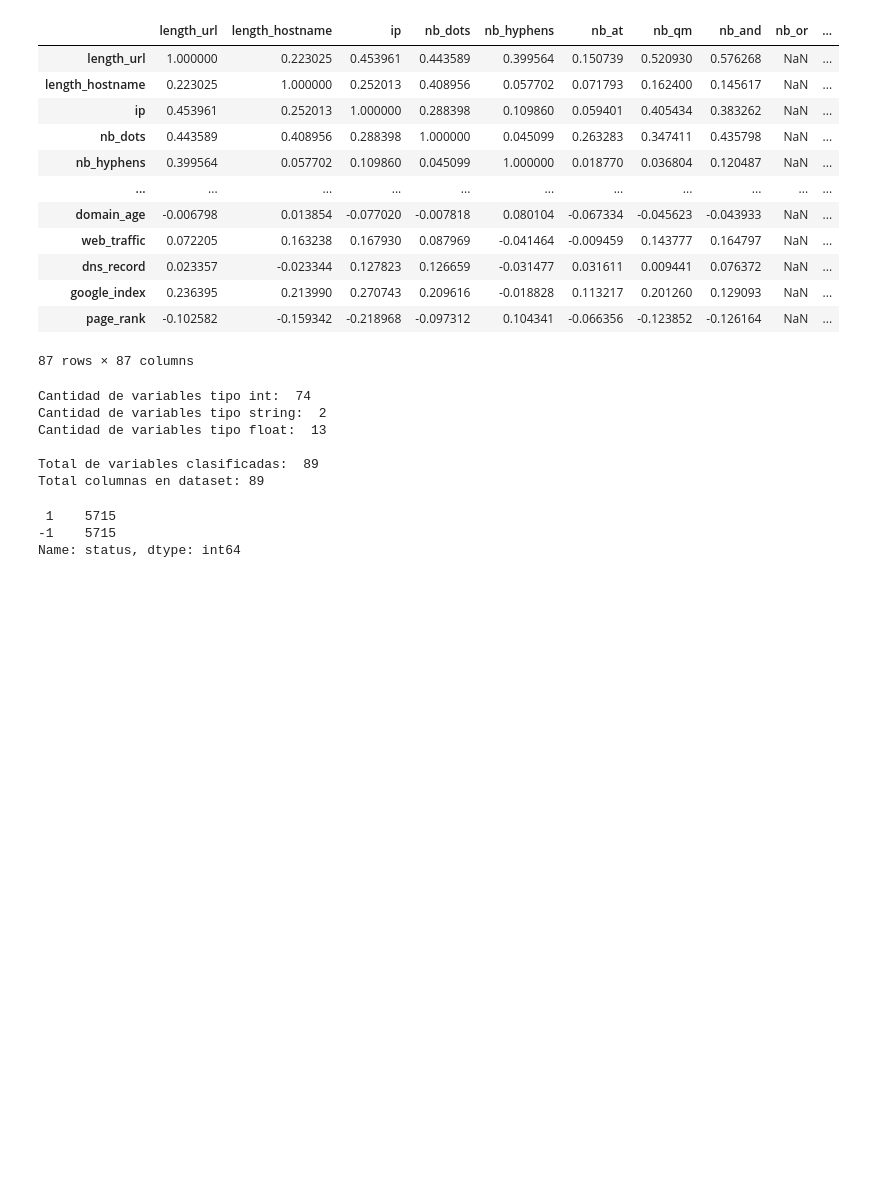
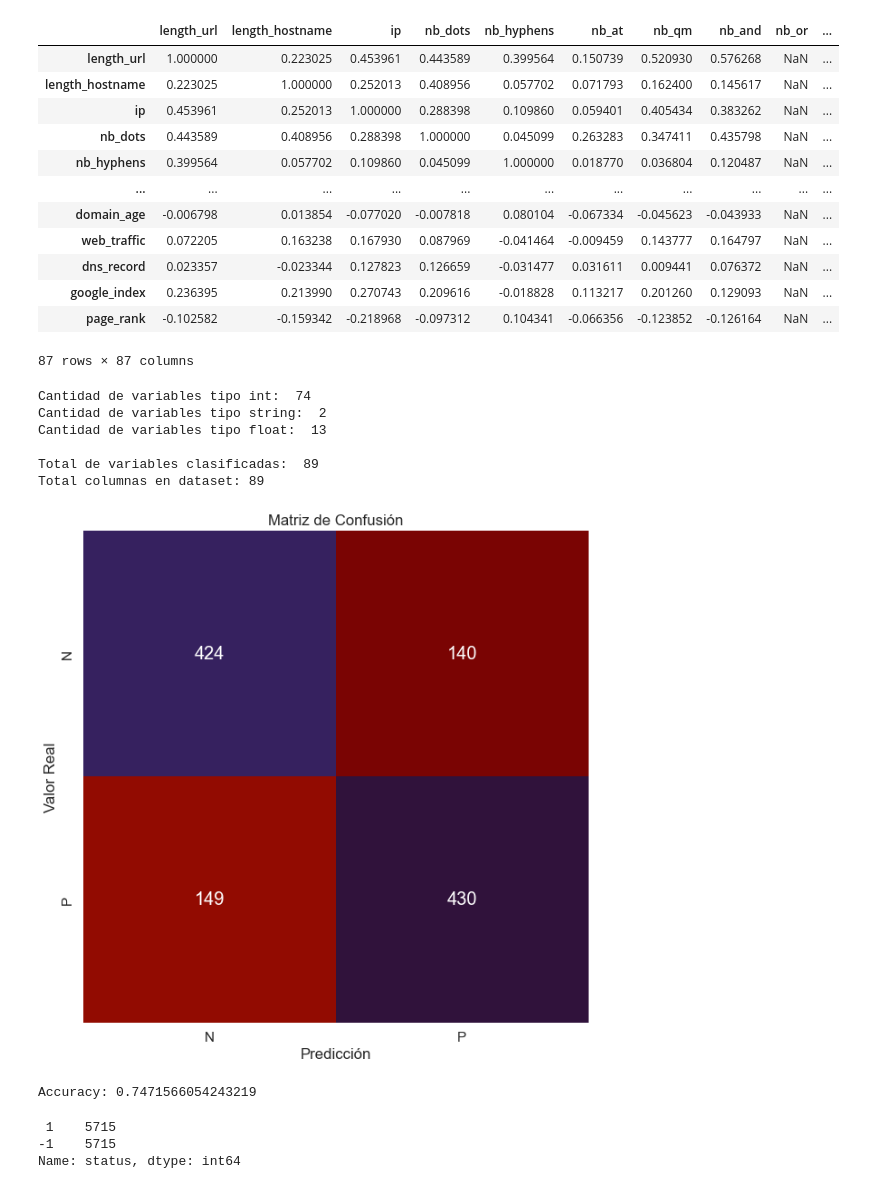
Before and after one commit to aleg001/Lab5-IA, a Jupyter notebook: Lab5.ipynb, the cells around one changed output. Saved outputs shown, nothing was run; the diff lists cells and outputs as text; code cells hidden in the pictures; blank space fills up the shorter version.

```diff
--- a/Lab5.ipynb
+++ b/Lab5.ipynb
@@ -101,14 +96,14 @@ dataSetProcesado.drop(['status'], axis=1, inplace=True)
 # Eliminar columnas que no aportan información
 
 # Eliminar columna url
-dataSetProcesado.drop(['url'], axis=1, inplace=True)
+phishing.drop(['url'], axis=1, inplace=True)
 # %%
 # Escalar variables
 
 escalar = StandardScaler()
 
-dataEscalada = escalar.fit_transform(dataSetProcesado)
+dataEscalada = escalar.fit_transform(phishing)
 
 minMax = MinMaxScaler()
 
-dataEscaladaMinMax = minMax.fit_transform(dataSetProcesado)
+dataEscaladaMinMax = minMax.fit_transform(phishing)
@@ -140,3 +122,48 @@ def KNN(pandas, q, k):
+# %%
+# K-Nearest Neighbors
+
+def knn_fit(X_train, y_train, k=3):
+    return X_train, y_train, k
+
+def knn_predict(X_test, X_train, y_train, k=3):
+    predictions = []
+    for __, x in X_test.iterrows():
+        distances = np.sqrt(np.sum((X_train - x)**2, axis=1))
+        k_nearest_indices = np.argpartition(distances, k)[:k]
+        k_nearest_labels = y_train.iloc[k_nearest_indices]
+        label = k_nearest_labels.mode()[0]
+        predictions.append(label)
+    return predictions
+
+
+def knn_accuracy(y_true, y_pred):
+    return np.mean(y_true == y_pred)
+# %%
+
+k = 3
+X_train, y_train, k = knn_fit(X_train, y_train, k)
+y_pred = knn_predict(X_test, X_train, y_train, k)
+
+accuracy = knn_accuracy(y_test, y_pred)
+conf_mat = confusion_matrix(y_test, y_pred)
+
+
+fig, ax = plt.subplots(figsize=(10,10))
+sns.heatmap(conf_mat, annot=True, cmap=plt.cm.turbo_r, cbar=False, ax=ax, fmt='g', annot_kws={"size": 20},
+            xticklabels=['N', 'P'], yticklabels=['N', 'P'])
+ax.set_xlabel('Predicción')
+ax.set_ylabel('Valor Real')
+ax.set_title('Matriz de Confusión')
+plt.show()
+
+
+plt.show()
+# %% [output]
+[figure, added]
+# %%
+print(f"Accuracy: {accuracy}")
+# %% [output]
+Accuracy: 0.7471566054243219
 # %%
 import seaborn as sns
 %matplotlib inline
```
Also changed, not shown: parts of 14 cells of this notebook.
